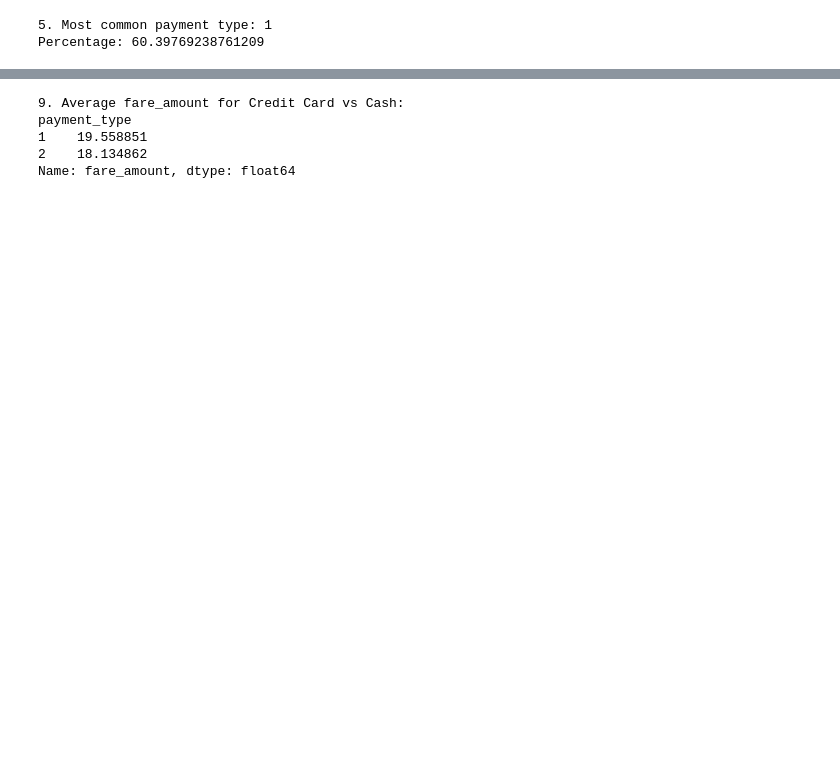
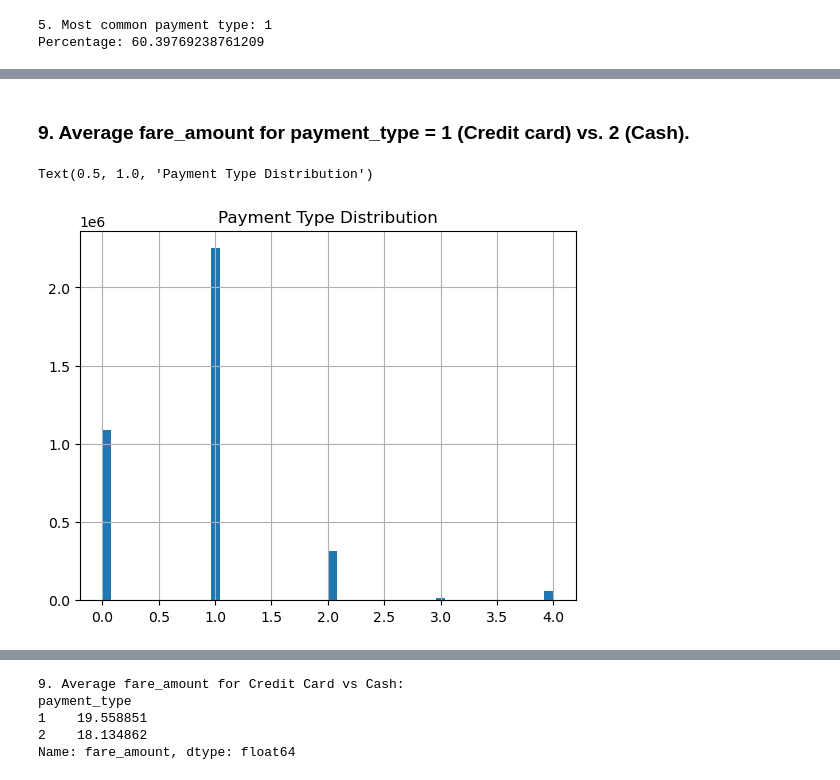
Before and after one commit to AbdullahWB/Big_data, a Jupyter notebook: lab_2/NYC Taxi & Limousine Commission.ipynb, the cells around one changed output, grey strips where cells are left out. Saved outputs shown, nothing was run; the diff lists cells and outputs as text; code cells hidden in the pictures; blank space fills up the shorter version.

```diff
--- a/lab_2/NYC Taxi & Limousine Commission.ipynb
+++ b/lab_2/NYC Taxi & Limousine Commission.ipynb
@@ -628,0 +646,8 @@ plt.show()
+# %% [markdown]
+### 9. Average fare_amount for payment_type = 1 (Credit card) vs. 2 (Cash).
+# %%
+df_taxi_clean["payment_type"].hist(bins=50)
+plt.title('Payment Type Distribution')
+# %% [output]
+Text(0.5, 1.0, 'Payment Type Distribution')
+[figure, added]
```
Also changed, not shown: parts of 46 cells of this notebook.
